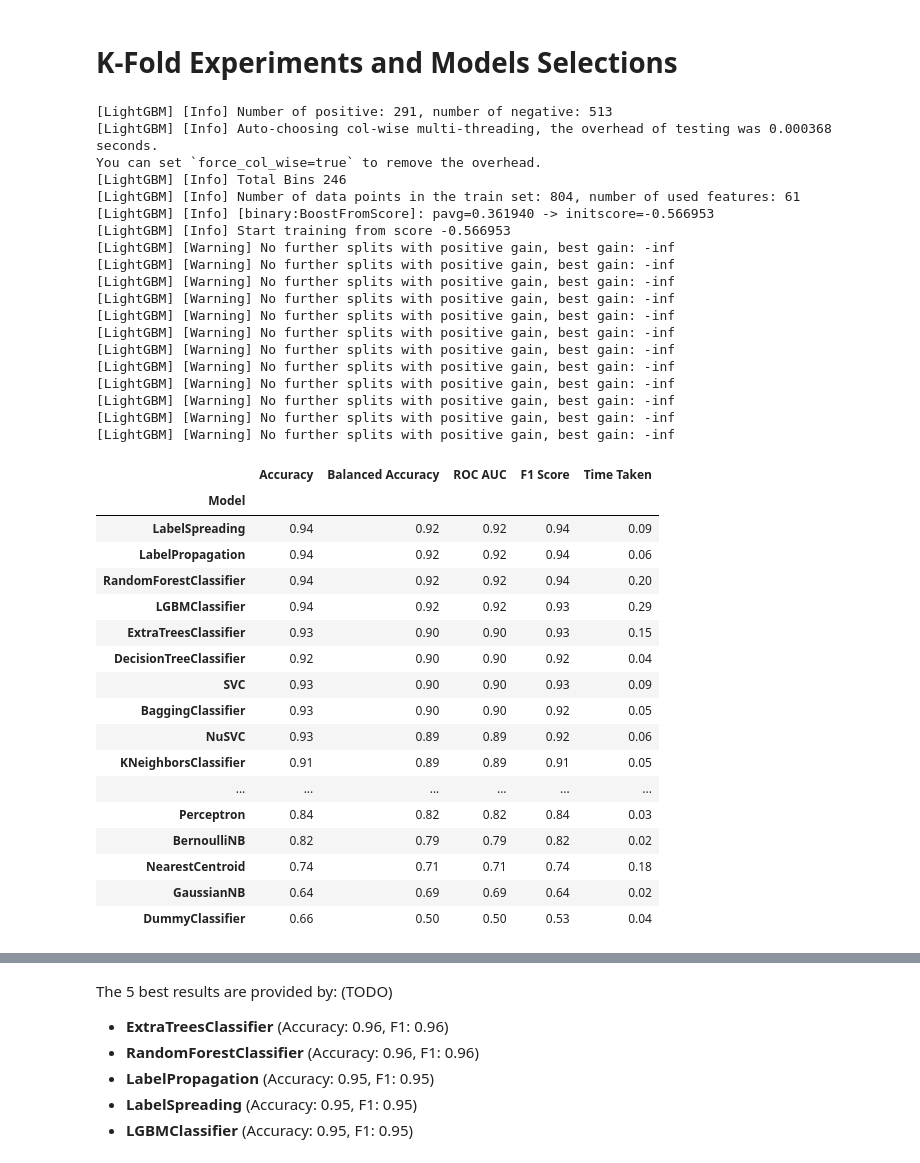
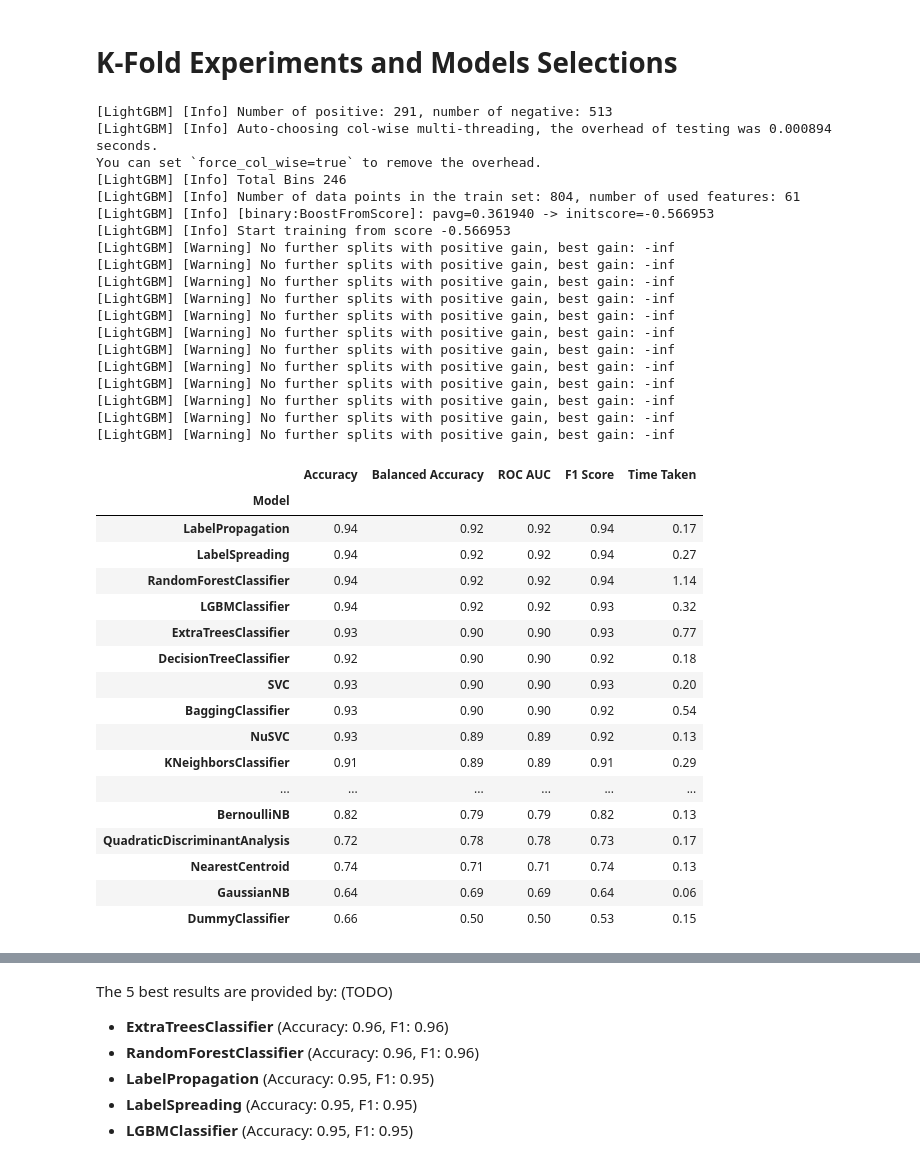
Before and after one commit to leotodisco/QUALITY, a Jupyter notebook: 1_Shot.ipynb, the cells around one changed output, grey strips where cells are left out. Drawn from its saved outputs; the diff is of its cells as text; code cells hidden in the pictures.

```diff
--- a/1_Shot.ipynb
+++ b/1_Shot.ipynb
@@ -32,52 +34,52 @@ from lazypredict.Supervised import LazyClassifier
 from sklearn.model_selection import train_test_split
 import pandas as pd
 
-data_path = "/content/drive/MyDrive/datasets/generated_1_shot_1.csv"
+data_path = "/content/QUALITY/datasets/1-Shot/generated_1_shot_1.csv"
 df = pd.read_csv(data_path)
 X = df.drop('target',axis=1)
 y = df['target']
 X_train, X_test, y_train, y_test = train_test_split(X, y,test_size=.2,random_state =42)#test size 0.2 (80/20) e random state 42
 clf = LazyClassifier(verbose=0,ignore_warnings=True, custom_metric=None)
 models,predictions = clf.fit(X_train, X_test, y_train, y_test)
 models
 # %% [output]
 [LightGBM] [Info] Number of positive: 291, number of negative: 513
-[LightGBM] [Info] Auto-choosing col-wise multi-threading, the overhead of testing was 0.000368 seconds.
+[LightGBM] [Info] Auto-choosing col-wise multi-threading, the overhead of testing was 0.000894 seconds.
 You can set `force_col_wise=true` to remove the overhead.
 [LightGBM] [Info] Total Bins 246
 [LightGBM] [Info] Number of data points in the train set: 804, number of used features: 61
 [LightGBM] [Info] [binary:BoostFromScore]: pavg=0.361940 -> initscore=-0.566953
 [LightGBM] [Info] Start training from score -0.566953
 [LightGBM] [Warning] No further splits with positive gain, best gain: -inf
 [LightGBM] [Warning] No further splits with positive gain, best gain: -inf
 [LightGBM] [Warning] No further splits with positive gain, best gain: -inf
 [LightGBM] [Warning] No further splits with positive gain, best gain: -inf
 [LightGBM] [Warning] No further splits with positive gain, best gain: -inf
 [LightGBM] [Warning] No further splits with positive gain, best gain: -inf
 [LightGBM] [Warning] No further splits with positive gain, best gain: -inf
 [LightGBM] [Warning] No further splits with positive gain, best gain: -inf
 [LightGBM] [Warning] No further splits with positive gain, best gain: -inf
 [LightGBM] [Warning] No further splits with positive gain, best gain: -inf
 [LightGBM] [Warning] No further splits with positive gain, best gain: -inf
 [LightGBM] [Warning] No further splits with positive gain, best gain: -inf
 |  | Accuracy | Balanced Accuracy | ROC AUC | F1 Score | Time Taken |
 | Model |  |  |  |  |  |
-| LabelSpreading | 0.94 | 0.92 | 0.92 | 0.94 | 0.09 |
-| LabelPropagation | 0.94 | 0.92 | 0.92 | 0.94 | 0.06 |
-| RandomForestClassifier | 0.94 | 0.92 | 0.92 | 0.94 | 0.20 |
-| LGBMClassifier | 0.94 | 0.92 | 0.92 | 0.93 | 0.29 |
-| ExtraTreesClassifier | 0.93 | 0.90 | 0.90 | 0.93 | 0.15 |
-| DecisionTreeClassifier | 0.92 | 0.90 | 0.90 | 0.92 | 0.04 |
-| SVC | 0.93 | 0.90 | 0.90 | 0.93 | 0.09 |
-| BaggingClassifier | 0.93 | 0.90 | 0.90 | 0.92 | 0.05 |
-| NuSVC | 0.93 | 0.89 | 0.89 | 0.92 | 0.06 |
-| KNeighborsClassifier | 0.91 | 0.89 | 0.89 | 0.91 | 0.05 |
+| LabelPropagation | 0.94 | 0.92 | 0.92 | 0.94 | 0.17 |
+| LabelSpreading | 0.94 | 0.92 | 0.92 | 0.94 | 0.27 |
+| RandomForestClassifier | 0.94 | 0.92 | 0.92 | 0.94 | 1.14 |
+| LGBMClassifier | 0.94 | 0.92 | 0.92 | 0.93 | 0.32 |
+| ExtraTreesClassifier | 0.93 | 0.90 | 0.90 | 0.93 | 0.77 |
+| DecisionTreeClassifier | 0.92 | 0.90 | 0.90 | 0.92 | 0.18 |
+| SVC | 0.93 | 0.90 | 0.90 | 0.93 | 0.20 |
+| BaggingClassifier | 0.93 | 0.90 | 0.90 | 0.92 | 0.54 |
+| NuSVC | 0.93 | 0.89 | 0.89 | 0.92 | 0.13 |
+| KNeighborsClassifier | 0.91 | 0.89 | 0.89 | 0.91 | 0.29 |
 | ... | ... | ... | ... | ... | ... |
-| Perceptron | 0.84 | 0.82 | 0.82 | 0.84 | 0.03 |
-| BernoulliNB | 0.82 | 0.79 | 0.79 | 0.82 | 0.02 |
-| NearestCentroid | 0.74 | 0.71 | 0.71 | 0.74 | 0.18 |
-| GaussianNB | 0.64 | 0.69 | 0.69 | 0.64 | 0.02 |
-| DummyClassifier | 0.66 | 0.50 | 0.50 | 0.53 | 0.04 |
+| BernoulliNB | 0.82 | 0.79 | 0.79 | 0.82 | 0.13 |
+| QuadraticDiscriminantAnalysis | 0.72 | 0.78 | 0.78 | 0.73 | 0.17 |
+| NearestCentroid | 0.74 | 0.71 | 0.71 | 0.74 | 0.13 |
+| GaussianNB | 0.64 | 0.69 | 0.69 | 0.64 | 0.06 |
+| DummyClassifier | 0.66 | 0.50 | 0.50 | 0.53 | 0.15 |
 # %%
 import numpy as np
 from sklearn.model_selection import KFold
```
Also changed, not shown: parts of 32 cells of this notebook.
